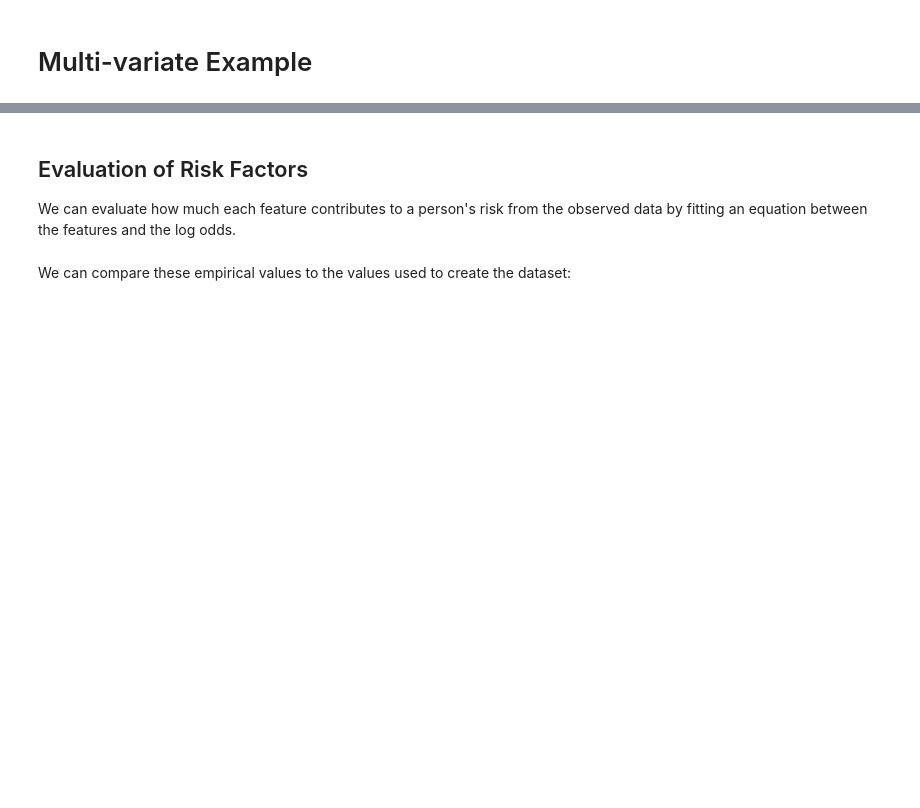
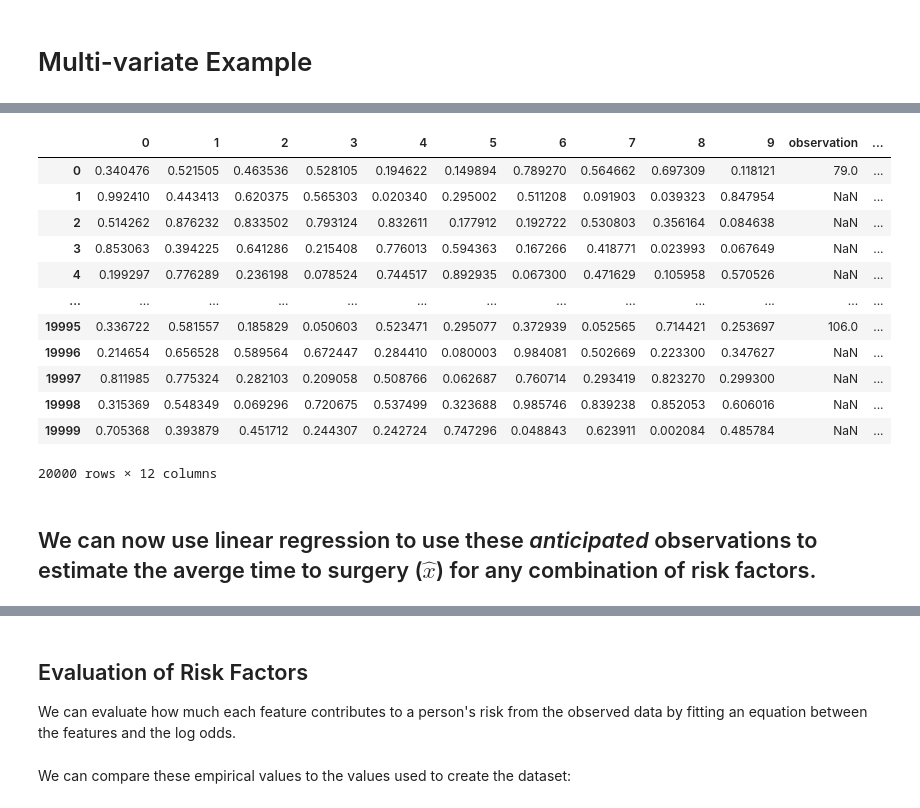
Before and after one commit to ljbelenky/lindy_approximation, a Jupyter notebook: Surgery Example.ipynb, the cells around one changed output, grey strips where cells are left out. Saved outputs shown, nothing was run; the diff lists cells and outputs as text; code cells hidden in the pictures; blank space fills up the shorter version.

```diff
--- a/Surgery Example.ipynb
+++ b/Surgery Example.ipynb
@@ -155,6 +306,5 @@ plt.ylabel('Days to Surgery (Observed Only)');
 # %%
-df['S'] = np.where(df['observation'].isna(),
+S = np.where(df['observation'].isna(),
                    LogR().fit(df.iloc[:,:features],df['observation'].isna())\
 .predict_proba(df.iloc[:,:features])[:,0],
                    np.nan)
-df
@@ -164,3 +319,17 @@ df
 # %%
-df['x'] = np.where(df['observation'].isna(), df['Λ'], df['observation'])
+df['x'] = np.where(df['observation'].isna(), Λ, df['observation'])
 df
+# %% [output]
+|  | 0 | 1 | 2 | 3 | 4 | 5 | 6 | 7 | 8 | 9 | observation | ... |
+| 0 | 0.340476 | 0.521505 | 0.463536 | 0.528105 | 0.194622 | 0.149894 | 0.789270 | 0.564662 | 0.697309 | 0.118121 | 79.0 | ... |
+| 1 | 0.992410 | 0.443413 | 0.620375 | 0.565303 | 0.020340 | 0.295002 | 0.511208 | 0.091903 | 0.039323 | 0.847954 | NaN | ... |
+| 2 | 0.514262 | 0.876232 | 0.833502 | 0.793124 | 0.832611 | 0.177912 | 0.192722 | 0.530803 | 0.356164 | 0.084638 | NaN | ... |
+| 3 | 0.853063 | 0.394225 | 0.641286 | 0.215408 | 0.776013 | 0.594363 | 0.167266 | 0.418771 | 0.023993 | 0.067649 | NaN | ... |
+| 4 | 0.199297 | 0.776289 | 0.236198 | 0.078524 | 0.744517 | 0.892935 | 0.067300 | 0.471629 | 0.105958 | 0.570526 | NaN | ... |
+| ... | ... | ... | ... | ... | ... | ... | ... | ... | ... | ... | ... | ... |
+| 19995 | 0.336722 | 0.581557 | 0.185829 | 0.050603 | 0.523471 | 0.295077 | 0.372939 | 0.052565 | 0.714421 | 0.253697 | 106.0 | ... |
+| 19996 | 0.214654 | 0.656528 | 0.589564 | 0.672447 | 0.284410 | 0.080003 | 0.984081 | 0.502669 | 0.223300 | 0.347627 | NaN | ... |
+| 19997 | 0.811985 | 0.775324 | 0.282103 | 0.209058 | 0.508766 | 0.062687 | 0.760714 | 0.293419 | 0.823270 | 0.299300 | NaN | ... |
+| 19998 | 0.315369 | 0.548349 | 0.069296 | 0.720675 | 0.537499 | 0.323688 | 0.985746 | 0.839238 | 0.852053 | 0.606016 | NaN | ... |
+| 19999 | 0.705368 | 0.393879 | 0.451712 | 0.244307 | 0.242724 | 0.747296 | 0.048843 | 0.623911 | 0.002084 | 0.485784 | NaN | ... |
+20000 rows × 12 columns
@@ -172,0 +336,2 @@ df['x_pred'] = KNN(20).fit(df.iloc[:,:features],
+# %% [markdown]
+## We can now use linear regression to use these *anticipated* observations to estimate the averge time to surgery ($\hat x$) for any combination of risk factors.
```
Also changed, not shown: parts of 53 cells of this notebook.
